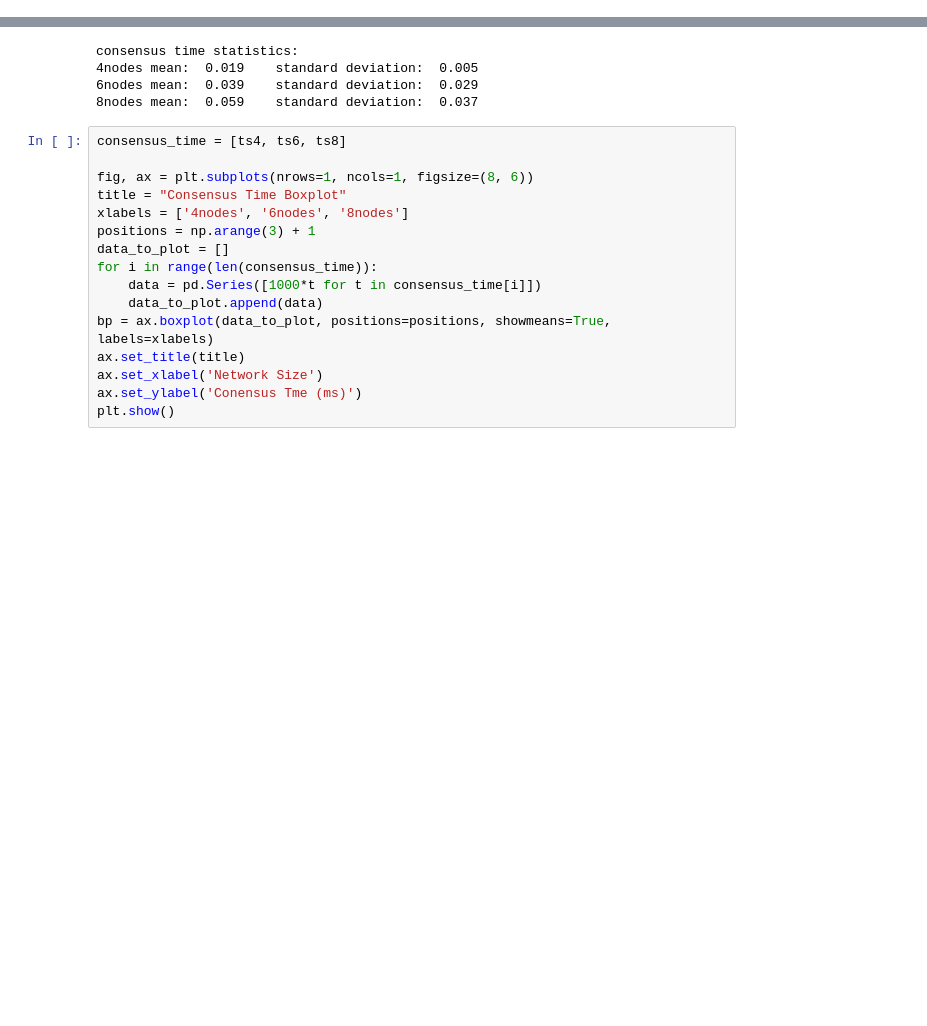
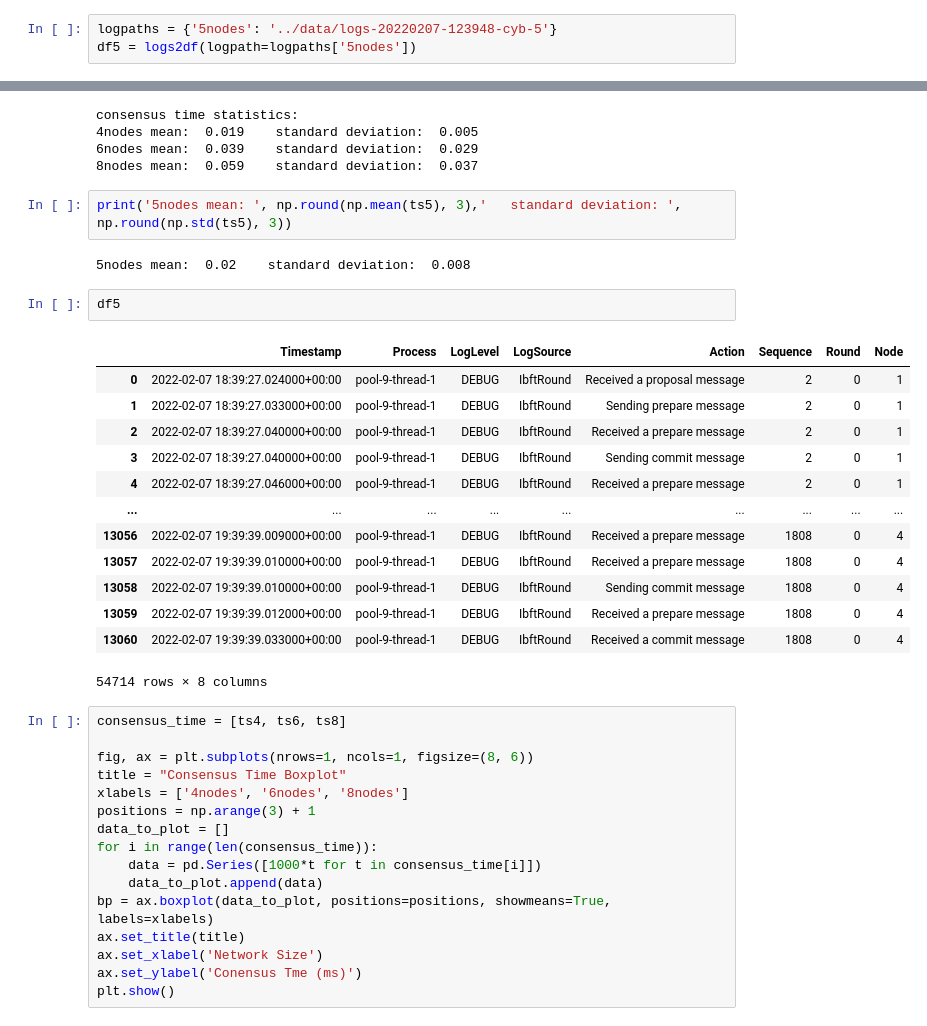
Before and after one commit to CaixiangFan/besu-benchmark, a Jupyter notebook: src/log_analysis.ipynb, the cells around one changed output, grey strips where cells are left out. Cells and saved outputs as stored; diff of their text form; blank space fills up the shorter version.

```diff
--- a/src/log_analysis.ipynb
+++ b/src/log_analysis.ipynb
@@ -149,6 +149,9 @@ logpaths = {'4nodes': '../data/logs-20220126-205727-cyb-4',
 df4 = logs2df(logpath=logpaths['4nodes'])
 df6 = logs2df(logpath=logpaths['6nodes'])
 df8 = logs2df(logpath=logpaths['8nodes'])
+# %%
+logpaths = {'5nodes': '../data/logs-20220207-123948-cyb-5'}
+df5 = logs2df(logpath=logpaths['5nodes'])
 # %%
 send_str, receive_str = 'Creating proposed block', 'Received a proposal message'
 ts_pro_4nodes = cal_time_delta(send=send_str, receive=receive_str, df=df4)
@@ -322,6 +325,26 @@ consensus time statistics:
 4nodes mean:  0.019    standard deviation:  0.005
 6nodes mean:  0.039    standard deviation:  0.029
 8nodes mean:  0.059    standard deviation:  0.037
+# %%
+print('5nodes mean: ', np.round(np.mean(ts5), 3),'   standard deviation: ', np.round(np.std(ts5), 3))
+# %% [output]
+5nodes mean:  0.02    standard deviation:  0.008
+# %%
+df5
+# %% [output]
+|  | Timestamp | Process | LogLevel | LogSource | Action | Sequence | Round | Node |
+| 0 | 2022-02-07 18:39:27.024000+00:00 | pool-9-thread-1 | DEBUG | IbftRound | Received a proposal message | 2 | 0 | 1 |
+| 1 | 2022-02-07 18:39:27.033000+00:00 | pool-9-thread-1 | DEBUG | IbftRound | Sending prepare message | 2 | 0 | 1 |
+| 2 | 2022-02-07 18:39:27.040000+00:00 | pool-9-thread-1 | DEBUG | IbftRound | Received a prepare message | 2 | 0 | 1 |
+| 3 | 2022-02-07 18:39:27.040000+00:00 | pool-9-thread-1 | DEBUG | IbftRound | Sending commit message | 2 | 0 | 1 |
+| 4 | 2022-02-07 18:39:27.046000+00:00 | pool-9-thread-1 | DEBUG | IbftRound | Received a prepare message | 2 | 0 | 1 |
+| ... | ... | ... | ... | ... | ... | ... | ... | ... |
+| 13056 | 2022-02-07 19:39:39.009000+00:00 | pool-9-thread-1 | DEBUG | IbftRound | Received a prepare message | 1808 | 0 | 4 |
+| 13057 | 2022-02-07 19:39:39.010000+00:00 | pool-9-thread-1 | DEBUG | IbftRound | Received a prepare message | 1808 | 0 | 4 |
+| 13058 | 2022-02-07 19:39:39.010000+00:00 | pool-9-thread-1 | DEBUG | IbftRound | Sending commit message | 1808 | 0 | 4 |
+| 13059 | 2022-02-07 19:39:39.012000+00:00 | pool-9-thread-1 | DEBUG | IbftRound | Received a prepare message | 1808 | 0 | 4 |
+| 13060 | 2022-02-07 19:39:39.033000+00:00 | pool-9-thread-1 | DEBUG | IbftRound | Received a commit message | 1808 | 0 | 4 |
+54714 rows × 8 columns
 # %%
 consensus_time = [ts4, ts6, ts8]
 
```
Also changed, not shown: parts of 10 cells of this notebook, 2 other files.
